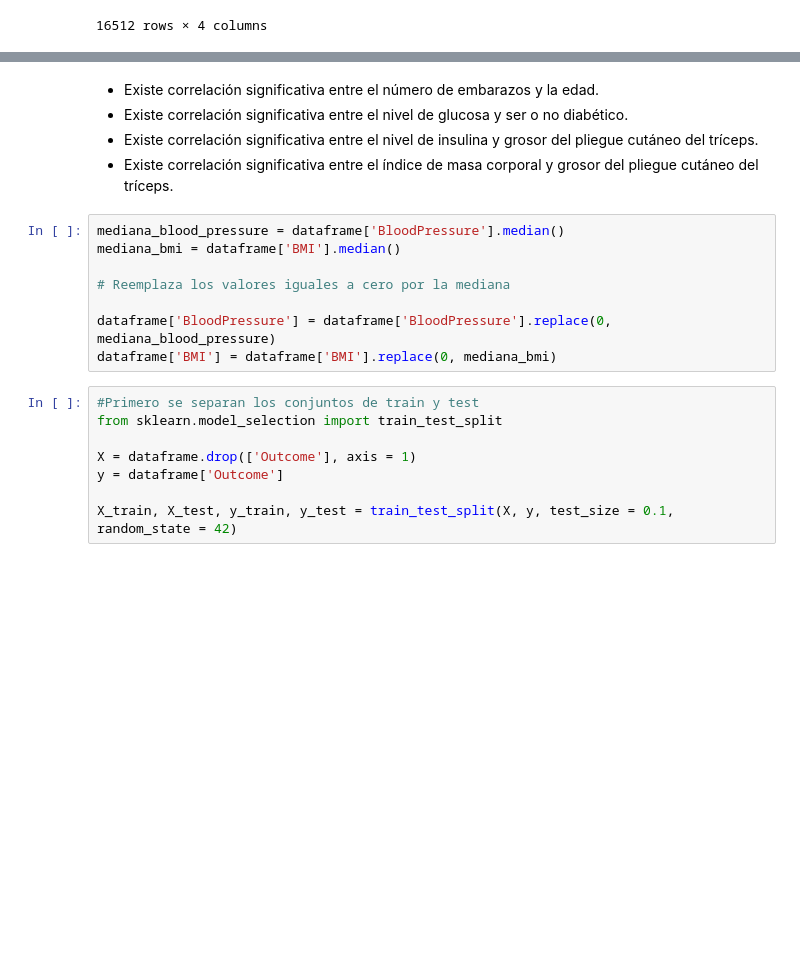
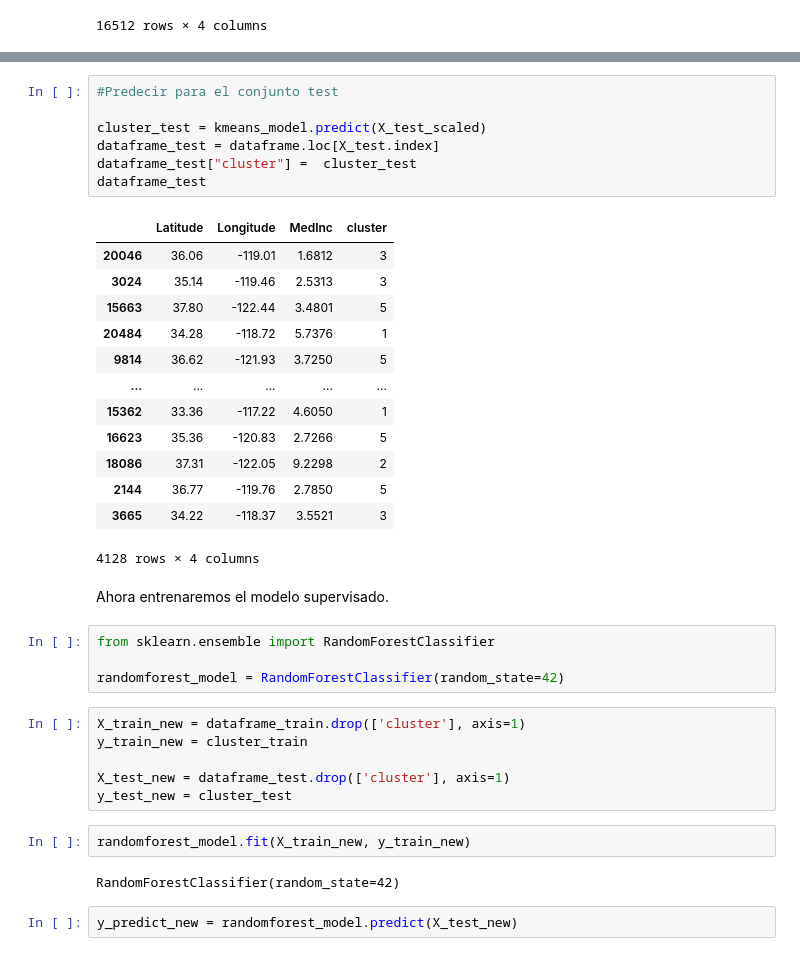
Before and after one commit to josedrosales/Analisis, a Jupyter notebook: models/Unsupervised.ipynb, the cells around one changed output, grey strips where cells are left out. Saved outputs shown, nothing was run; the diff lists cells and outputs as text; blank space fills up the shorter version.

```diff
--- a/models/Unsupervised.ipynb
+++ b/models/Unsupervised.ipynb
@@ -246,22 +165,40 @@ plt.show()
-# %% [markdown]
-- Existe correlación significativa entre el número de embarazos y la edad.
-- Existe correlación significativa entre el nivel de glucosa y ser o no diabético.
-- Existe correlación significativa entre el nivel de insulina y grosor del pliegue cutáneo del tríceps.
-- Existe correlación significativa entre el índice de masa corporal y grosor del pliegue cutáneo del tríceps.
-# %%
-mediana_blood_pressure = dataframe['BloodPressure'].median()
-mediana_bmi = dataframe['BMI'].median()
-
-# Reemplaza los valores iguales a cero por la mediana
-
-dataframe['BloodPressure'] = dataframe['BloodPressure'].replace(0, mediana_blood_pressure)
-dataframe['BMI'] = dataframe['BMI'].replace(0, mediana_bmi)
-# %%
-#Primero se separan los conjuntos de train y test
-from sklearn.model_selection import train_test_split
-
-X = dataframe.drop(['Outcome'], axis = 1)
-y = dataframe['Outcome']
-
-X_train, X_test, y_train, y_test = train_test_split(X, y, test_size = 0.1, random_state = 42)
+# %%
+#Predecir para el conjunto test
+
+cluster_test = kmeans_model.predict(X_test_scaled)
+dataframe_test = dataframe.loc[X_test.index]
+dataframe_test["cluster"] =  cluster_test
+dataframe_test
+# %% [output]
+|  | Latitude | Longitude | MedInc | cluster |
+| 20046 | 36.06 | -119.01 | 1.6812 | 3 |
+| 3024 | 35.14 | -119.46 | 2.5313 | 3 |
+| 15663 | 37.80 | -122.44 | 3.4801 | 5 |
+| 20484 | 34.28 | -118.72 | 5.7376 | 1 |
+| 9814 | 36.62 | -121.93 | 3.7250 | 5 |
+| ... | ... | ... | ... | ... |
+| 15362 | 33.36 | -117.22 | 4.6050 | 1 |
+| 16623 | 35.36 | -120.83 | 2.7266 | 5 |
+| 18086 | 37.31 | -122.05 | 9.2298 | 2 |
+| 2144 | 36.77 | -119.76 | 2.7850 | 5 |
+| 3665 | 34.22 | -118.37 | 3.5521 | 3 |
+4128 rows × 4 columns
+# %% [markdown]
+Ahora entrenaremos el modelo supervisado.
+# %%
+from sklearn.ensemble import RandomForestClassifier
+
+randomforest_model = RandomForestClassifier(random_state=42)
+# %%
+X_train_new = dataframe_train.drop(['cluster'], axis=1)
+y_train_new = cluster_train
+
+X_test_new = dataframe_test.drop(['cluster'], axis=1)
+y_test_new = cluster_test
+# %%
+randomforest_model.fit(X_train_new, y_train_new)
+# %% [output]
+RandomForestClassifier(random_state=42)
+# %%
+y_predict_new = randomforest_model.predict(X_test_new)
 # %% [markdown]
```
Also changed, not shown: parts of 28 cells of this notebook.
